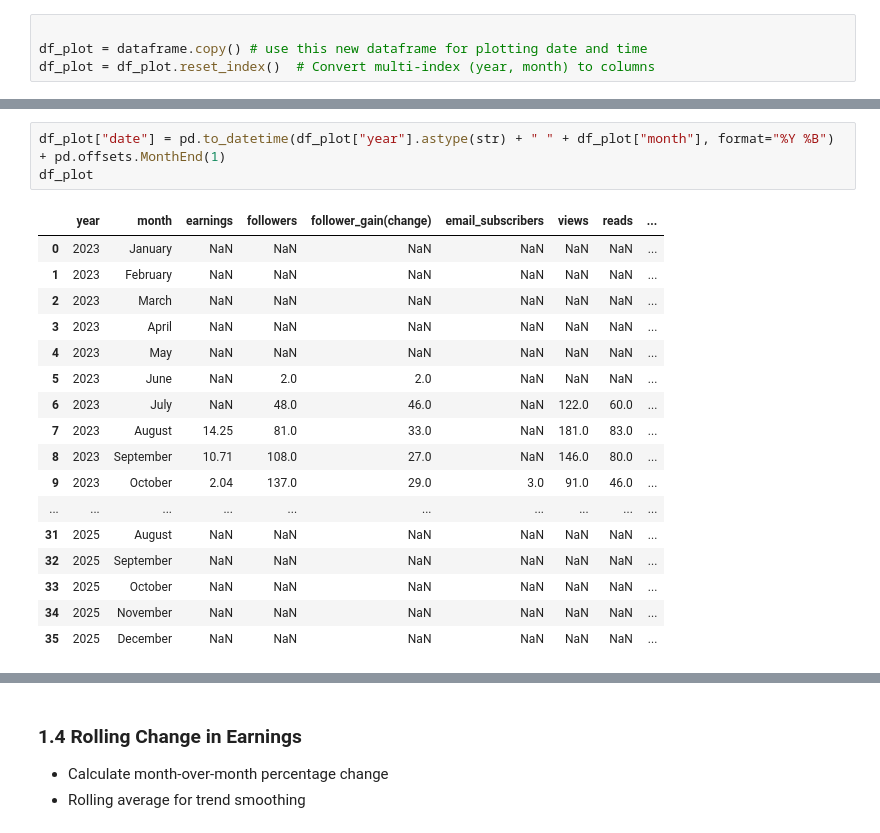
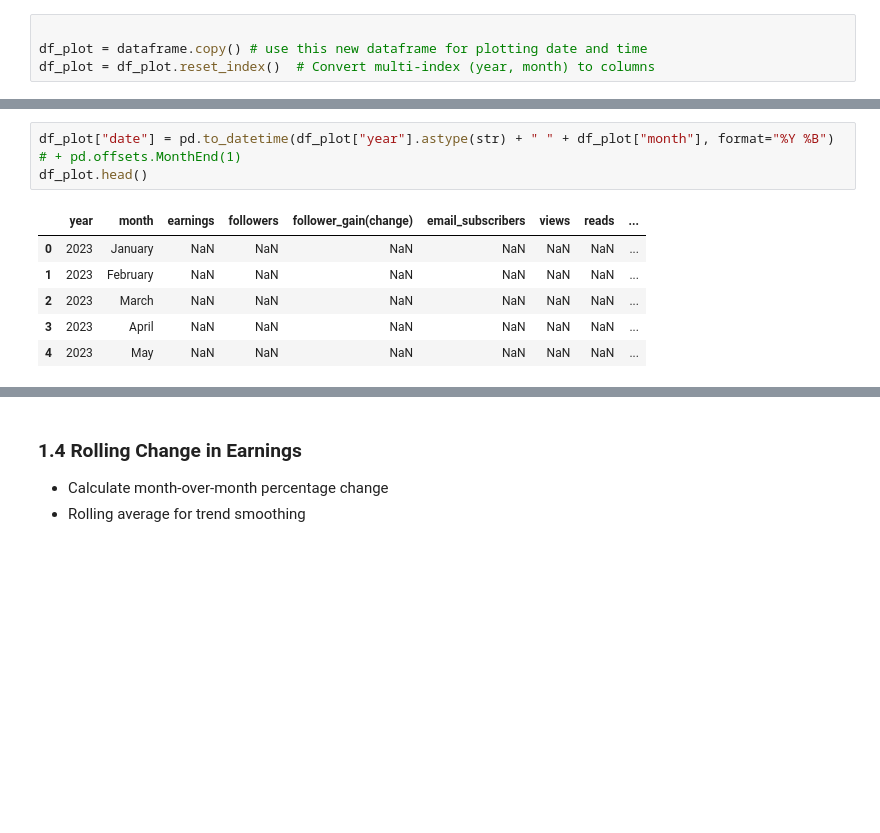
Before and after one commit to paul-trood/medium_earnings, a Jupyter notebook: 02_data_analysis.ipynb, the cells around one changed output, grey strips where cells are left out. Cells and saved outputs as stored; diff of their text form; blank space fills up the shorter version.

```diff
--- a/02_data_analysis.ipynb
+++ b/02_data_analysis.ipynb
@@ -376,22 +364,11 @@ df_plot
 # %%
-df_plot["date"] = pd.to_datetime(df_plot["year"].astype(str) + " " + df_plot["month"], format="%Y %B") + pd.offsets.MonthEnd(1)
-df_plot
+df_plot["date"] = pd.to_datetime(df_plot["year"].astype(str) + " " + df_plot["month"], format="%Y %B") # + pd.offsets.MonthEnd(1)
+df_plot.head()
 # %% [output]
 |  | year | month | earnings | followers | follower_gain(change) | email_subscribers | views | reads | ... |
 | 0 | 2023 | January | NaN | NaN | NaN | NaN | NaN | NaN | ... |
 | 1 | 2023 | February | NaN | NaN | NaN | NaN | NaN | NaN | ... |
 | 2 | 2023 | March | NaN | NaN | NaN | NaN | NaN | NaN | ... |
 | 3 | 2023 | April | NaN | NaN | NaN | NaN | NaN | NaN | ... |
 | 4 | 2023 | May | NaN | NaN | NaN | NaN | NaN | NaN | ... |
-| 5 | 2023 | June | NaN | 2.0 | 2.0 | NaN | NaN | NaN | ... |
-| 6 | 2023 | July | NaN | 48.0 | 46.0 | NaN | 122.0 | 60.0 | ... |
-| 7 | 2023 | August | 14.25 | 81.0 | 33.0 | NaN | 181.0 | 83.0 | ... |
-| 8 | 2023 | September | 10.71 | 108.0 | 27.0 | NaN | 146.0 | 80.0 | ... |
-| 9 | 2023 | October | 2.04 | 137.0 | 29.0 | 3.0 | 91.0 | 46.0 | ... |
-| ... | ... | ... | ... | ... | ... | ... | ... | ... | ... |
-| 31 | 2025 | August | NaN | NaN | NaN | NaN | NaN | NaN | ... |
-| 32 | 2025 | September | NaN | NaN | NaN | NaN | NaN | NaN | ... |
-| 33 | 2025 | October | NaN | NaN | NaN | NaN | NaN | NaN | ... |
-| 34 | 2025 | November | NaN | NaN | NaN | NaN | NaN | NaN | ... |
-| 35 | 2025 | December | NaN | NaN | NaN | NaN | NaN | NaN | ... |
 # %%
```
Also changed, not shown: parts of 9 cells of this notebook, 1 other file.
